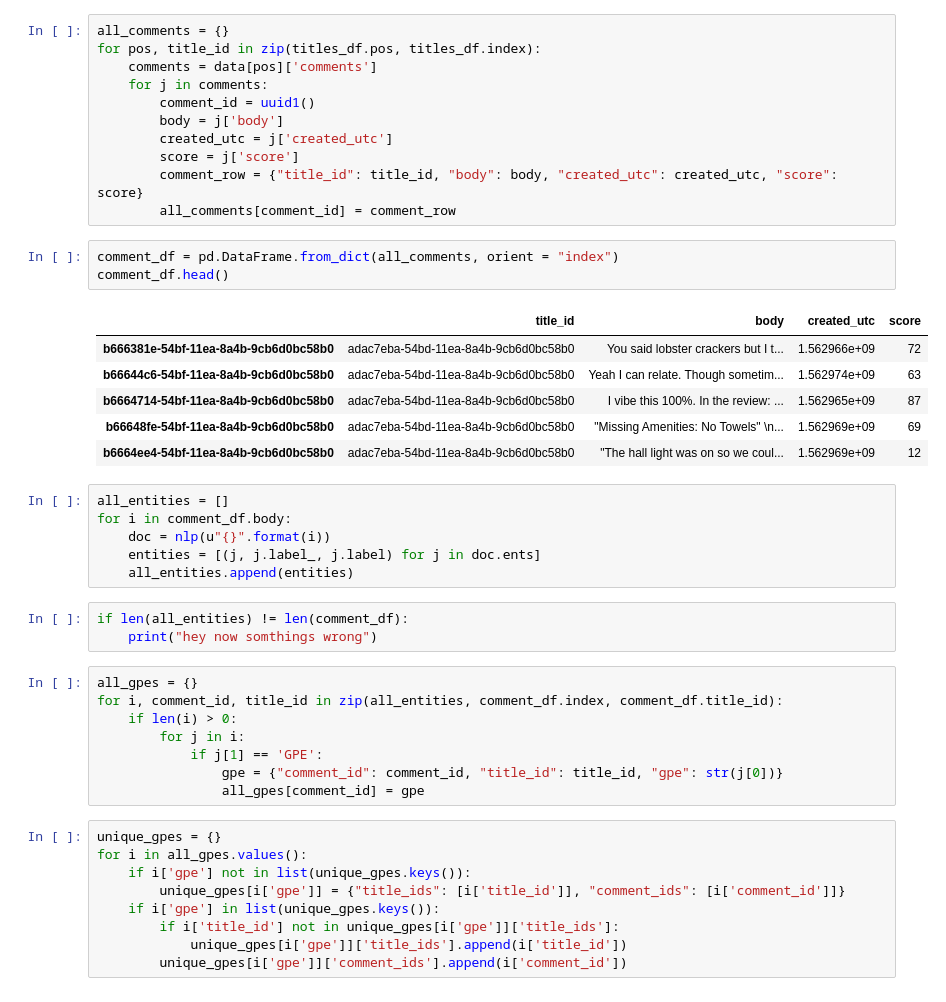
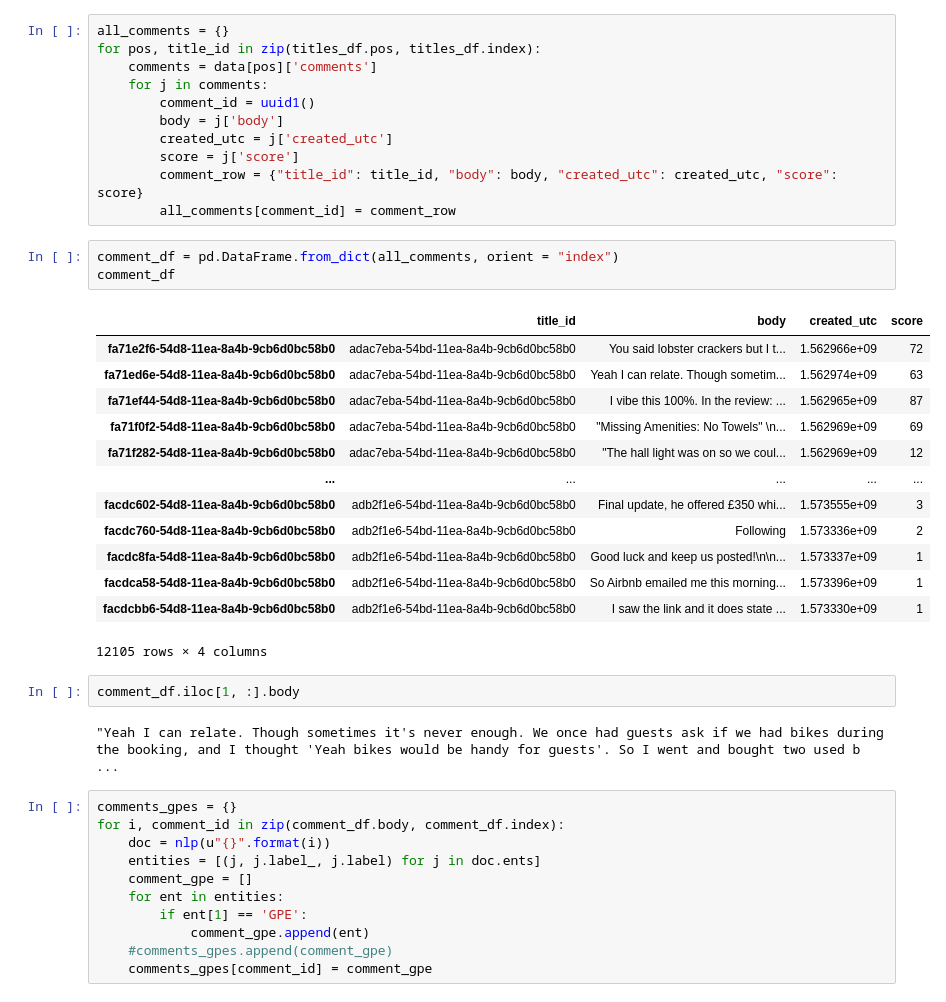
Before and after one commit to Slice-Labs/hackathon-2020-reddit-nlp, a Jupyter notebook: geopolitical.ipynb, the cells around one changed output. Saved outputs shown, nothing was run; the diff lists cells and outputs as text.

```diff
--- a/geopolitical.ipynb
+++ b/geopolitical.ipynb
@@ -116,37 +90,33 @@ for pos, title_id in zip(titles_df.pos, titles_df.index):
         all_comments[comment_id] = comment_row
 # %%
 comment_df = pd.DataFrame.from_dict(all_comments, orient = "index")
-comment_df.head()
+comment_df
 # %% [output]
 |  | title_id | body | created_utc | score |
-| b666381e-54bf-11ea-8a4b-9cb6d0bc58b0 | adac7eba-54bd-11ea-8a4b-9cb6d0bc58b0 | You said lobster crackers but I t... | 1.562966e+09 | 72 |
-| b66644c6-54bf-11ea-8a4b-9cb6d0bc58b0 | adac7eba-54bd-11ea-8a4b-9cb6d0bc58b0 | Yeah I can relate. Though sometim... | 1.562974e+09 | 63 |
-| b6664714-54bf-11ea-8a4b-9cb6d0bc58b0 | adac7eba-54bd-11ea-8a4b-9cb6d0bc58b0 | I vibe this 100%. In the review: ... | 1.562965e+09 | 87 |
-| b66648fe-54bf-11ea-8a4b-9cb6d0bc58b0 | adac7eba-54bd-11ea-8a4b-9cb6d0bc58b0 | "Missing Amenities: No Towels" \n... | 1.562969e+09 | 69 |
-| b6664ee4-54bf-11ea-8a4b-9cb6d0bc58b0 | adac7eba-54bd-11ea-8a4b-9cb6d0bc58b0 | "The hall light was on so we coul... | 1.562969e+09 | 12 |
+| fa71e2f6-54d8-11ea-8a4b-9cb6d0bc58b0 | adac7eba-54bd-11ea-8a4b-9cb6d0bc58b0 | You said lobster crackers but I t... | 1.562966e+09 | 72 |
+| fa71ed6e-54d8-11ea-8a4b-9cb6d0bc58b0 | adac7eba-54bd-11ea-8a4b-9cb6d0bc58b0 | Yeah I can relate. Though sometim... | 1.562974e+09 | 63 |
+| fa71ef44-54d8-11ea-8a4b-9cb6d0bc58b0 | adac7eba-54bd-11ea-8a4b-9cb6d0bc58b0 | I vibe this 100%. In the review: ... | 1.562965e+09 | 87 |
+| fa71f0f2-54d8-11ea-8a4b-9cb6d0bc58b0 | adac7eba-54bd-11ea-8a4b-9cb6d0bc58b0 | "Missing Amenities: No Towels" \n... | 1.562969e+09 | 69 |
+| fa71f282-54d8-11ea-8a4b-9cb6d0bc58b0 | adac7eba-54bd-11ea-8a4b-9cb6d0bc58b0 | "The hall light was on so we coul... | 1.562969e+09 | 12 |
+| ... | ... | ... | ... | ... |
+| facdc602-54d8-11ea-8a4b-9cb6d0bc58b0 | adb2f1e6-54bd-11ea-8a4b-9cb6d0bc58b0 | Final update, he offered £350 whi... | 1.573555e+09 | 3 |
+| facdc760-54d8-11ea-8a4b-9cb6d0bc58b0 | adb2f1e6-54bd-11ea-8a4b-9cb6d0bc58b0 | Following | 1.573336e+09 | 2 |
+| facdc8fa-54d8-11ea-8a4b-9cb6d0bc58b0 | adb2f1e6-54bd-11ea-8a4b-9cb6d0bc58b0 | Good luck and keep us posted!\n\n... | 1.573337e+09 | 1 |
+| facdca58-54d8-11ea-8a4b-9cb6d0bc58b0 | adb2f1e6-54bd-11ea-8a4b-9cb6d0bc58b0 | So Airbnb emailed me this morning... | 1.573396e+09 | 1 |
+| facdcbb6-54d8-11ea-8a4b-9cb6d0bc58b0 | adb2f1e6-54bd-11ea-8a4b-9cb6d0bc58b0 | I saw the link and it does state ... | 1.573330e+09 | 1 |
+12105 rows × 4 columns
+# %%
+comment_df.iloc[1, :].body
+# %% [output]
+"Yeah I can relate. Though sometimes it's never enough. We once had guests ask if we had bikes during the booking, and I thought 'Yeah bikes would be handy for guests'. So I went and bought two used b ...
 # %%
-all_entities = []
-for i in comment_df.body:
+comments_gpes = {}
+for i, comment_id in zip(comment_df.body, comment_df.index):
     doc = nlp(u"{}".format(i))
     entities = [(j, j.label_, j.label) for j in doc.ents]
-    all_entities.append(entities)
+    comment_gpe = []
+    for ent in entities:
+        if ent[1] == 'GPE':
+            comment_gpe.append(ent)
+    #comments_gpes.append(comment_gpe)
+    comments_gpes[comment_id] = comment_gpe
-# %%
-if len(all_entities) != len(comment_df):
-    print("hey now somthings wrong")
-# %%
-all_gpes = {}
-for i, comment_id, title_id in zip(all_entities, comment_df.index, comment_df.title_id):
-    if len(i) > 0:
-        for j in i:
-            if j[1] == 'GPE':
-                gpe = {"comment_id": comment_id, "title_id": title_id, "gpe": str(j[0])}
-                all_gpes[comment_id] = gpe
-# %%
-unique_gpes = {}
-for i in all_gpes.values():
-    if i['gpe'] not in list(unique_gpes.keys()):
-        unique_gpes[i['gpe']] = {"title_ids": [i['title_id']], "comment_ids": [i['comment_id']]}
-    if i['gpe'] in list(unique_gpes.keys()):
-        if i['title_id'] not in unique_gpes[i['gpe']]['title_ids']:
-            unique_gpes[i['gpe']]['title_ids'].append(i['title_id'])
-        unique_gpes[i['gpe']]['comment_ids'].append(i['comment_id'])
```
Also changed, not shown: parts of 21 cells of this notebook.
